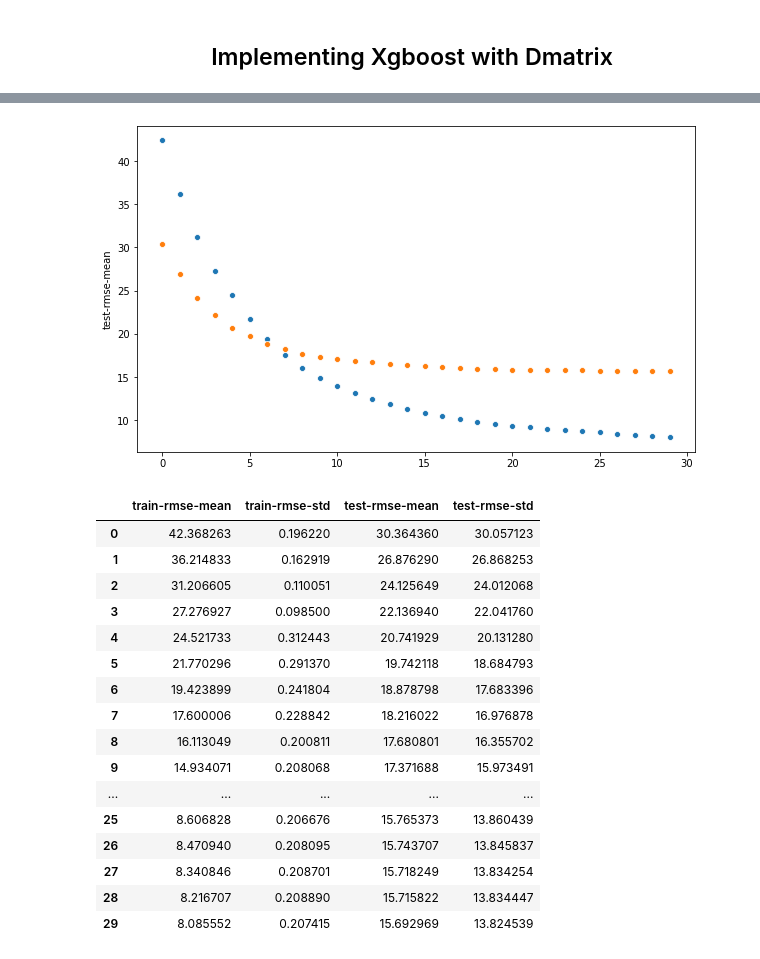
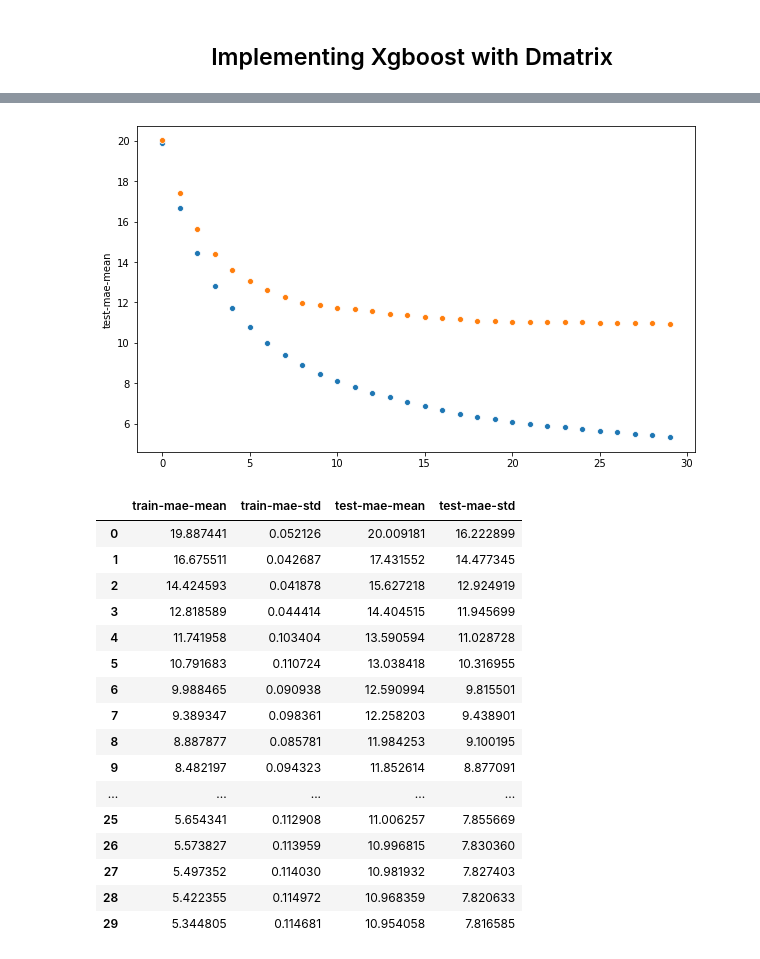
Before and after one commit to mcolazin/data_science_enap, a Jupyter notebook: data_science_enap/projeto_aula1/5-ml_xgboost_regression.ipynb, the cells around one changed output, grey strips where cells are left out. Saved outputs shown, nothing was run; the diff lists cells and outputs as text; code cells hidden in the pictures.

```diff
--- a/data_science_enap/projeto_aula1/5-ml_xgboost_regression.ipynb
+++ b/data_science_enap/projeto_aula1/5-ml_xgboost_regression.ipynb
@@ -227,11 +232,11 @@ params = {"objective" : "reg:linear",
 
 
 cv_results = xgb.cv(dtrain=data_dmatrix_min_max, params=params, nfold=300,
-                   num_boost_round=30, early_stopping_rounds=20, as_pandas=True)
+                   num_boost_round=30, metrics={'mae'} ,early_stopping_rounds=20, as_pandas=True)
 
 plt.figure(figsize=(10,6))
-sns.scatterplot(data=cv_results, x=range(0,len(cv_results)), y="train-rmse-mean")
-sns.scatterplot(data=cv_results, x=range(0,len(cv_results)), y="test-rmse-mean")
+sns.scatterplot(data=cv_results, x=range(0,len(cv_results)), y="train-mae-mean")
+sns.scatterplot(data=cv_results, x=range(0,len(cv_results)), y="test-mae-mean")
 plt.show()
 cv_results
 # %% [output]
@@ -249,26 +254,26 @@ Parameters: { col_sample_bytree } might not be used.
 Parameters: { col_sample_bytree } might not be used.
 ... (2682 lines left out)
 
   This may not be accurate due to some parameters are only used in language bindings but
   passed down to XGBoost core.  Or some parameters are not used but slip through this
   verification. Please open an issue if you find above cases.
-[figure, old version]
+[figure, new version]
-|  | train-rmse-mean | train-rmse-std | test-rmse-mean | test-rmse-std |
-| 0 | 42.368263 | 0.196220 | 30.364360 | 30.057123 |
-| 1 | 36.214833 | 0.162919 | 26.876290 | 26.868253 |
-| 2 | 31.206605 | 0.110051 | 24.125649 | 24.012068 |
-| 3 | 27.276927 | 0.098500 | 22.136940 | 22.041760 |
-| 4 | 24.521733 | 0.312443 | 20.741929 | 20.131280 |
-| 5 | 21.770296 | 0.291370 | 19.742118 | 18.684793 |
-| 6 | 19.423899 | 0.241804 | 18.878798 | 17.683396 |
-| 7 | 17.600006 | 0.228842 | 18.216022 | 16.976878 |
-| 8 | 16.113049 | 0.200811 | 17.680801 | 16.355702 |
-| 9 | 14.934071 | 0.208068 | 17.371688 | 15.973491 |
+|  | train-mae-mean | train-mae-std | test-mae-mean | test-mae-std |
+| 0 | 19.887441 | 0.052126 | 20.009181 | 16.222899 |
+| 1 | 16.675511 | 0.042687 | 17.431552 | 14.477345 |
+| 2 | 14.424593 | 0.041878 | 15.627218 | 12.924919 |
+| 3 | 12.818589 | 0.044414 | 14.404515 | 11.945699 |
+| 4 | 11.741958 | 0.103404 | 13.590594 | 11.028728 |
+| 5 | 10.791683 | 0.110724 | 13.038418 | 10.316955 |
+| 6 | 9.988465 | 0.090938 | 12.590994 | 9.815501 |
+| 7 | 9.389347 | 0.098361 | 12.258203 | 9.438901 |
+| 8 | 8.887877 | 0.085781 | 11.984253 | 9.100195 |
+| 9 | 8.482197 | 0.094323 | 11.852614 | 8.877091 |
 | ... | ... | ... | ... | ... |
-| 25 | 8.606828 | 0.206676 | 15.765373 | 13.860439 |
-| 26 | 8.470940 | 0.208095 | 15.743707 | 13.845837 |
-| 27 | 8.340846 | 0.208701 | 15.718249 | 13.834254 |
-| 28 | 8.216707 | 0.208890 | 15.715822 | 13.834447 |
-| 29 | 8.085552 | 0.207415 | 15.692969 | 13.824539 |
+| 25 | 5.654341 | 0.112908 | 11.006257 | 7.855669 |
+| 26 | 5.573827 | 0.113959 | 10.996815 | 7.830360 |
+| 27 | 5.497352 | 0.114030 | 10.981932 | 7.827403 |
+| 28 | 5.422355 | 0.114972 | 10.968359 | 7.820633 |
+| 29 | 5.344805 | 0.114681 | 10.954058 | 7.816585 |
 # %%
 # ploting features importance
```
Also changed, not shown: parts of 8 cells of this notebook, 1 other file.
